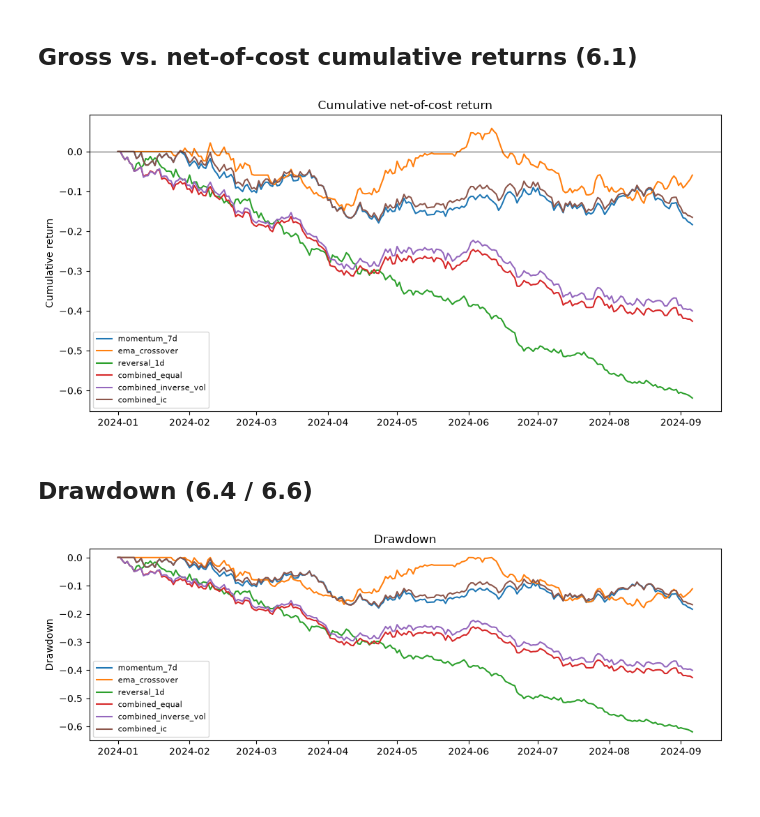
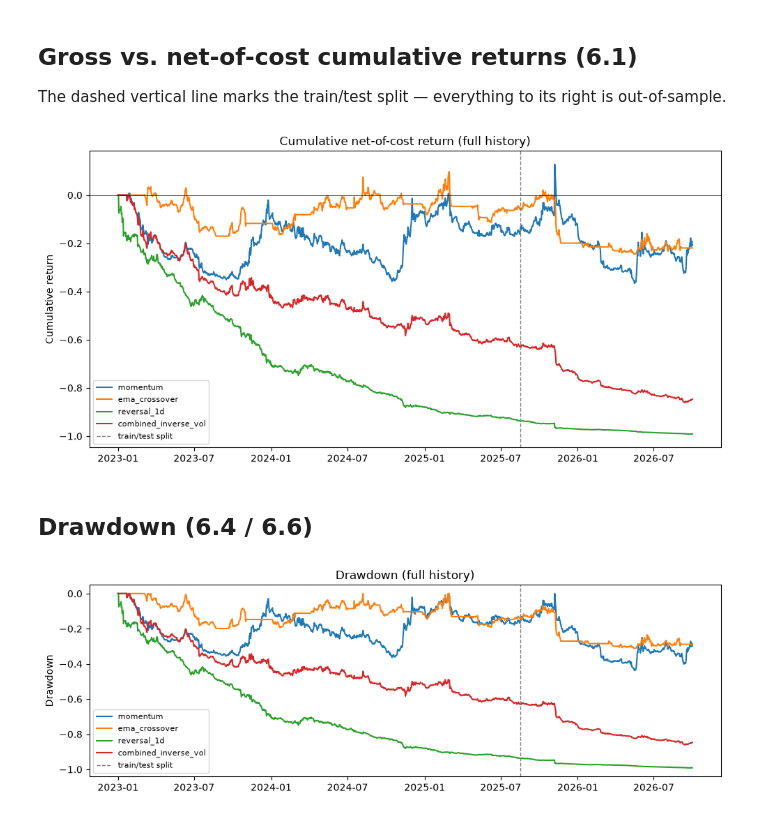
Before and after one commit to ravirajlondhepatil/quant-class-project, a Jupyter notebook: notebooks/performance_summary.ipynb, the cells around one changed output. Drawn from its saved outputs; the diff is of its cells as text; code cells hidden in the pictures.

```diff
--- a/notebooks/performance_summary.ipynb
+++ b/notebooks/performance_summary.ipynb
@@ -79,16 +101,15 @@ individual strategy above.
 # %%
-combined_reports = {}
-for method, kwargs in [
-    ("equal", {}),
-    ("inverse_vol", {"strategy_returns": {n: r.net_returns for n, r in results.items()}}),
-    ("ic", {"forward_returns": returns}),
-]:
-    combined_signal = combine_signals(signals, method=method, **kwargs)
-    combined_result = run_multi_strategy_backtest({method: combined_signal}, returns)[method]
-    combined_reports[f"combined_{method}"] = build_performance_report(
-        combined_result, benchmark_returns=benchmark_returns
-    )
+best_method = pipeline._select_combination_method(signals, results, returns, split)
+print(f"Selected combination method on training data: {best_method}")
 
-all_reports = {**reports, **combined_reports}
-list(combined_reports.keys())
+combo_kwargs = {
+    "equal": {},
+    "inverse_vol": {"strategy_returns": {n: r.net_returns for n, r in results.items()}},
+    "ic": {"forward_returns": returns},
+}[best_method]
+combined_signal = combine_signals(signals, method=best_method, **combo_kwargs)
+combined_result = run_multi_strategy_backtest({best_method: combined_signal}, returns)[best_method]
+
+all_results = {**results, f"combined_{best_method}": combined_result}
+list(all_results.keys())
 # %% [output]
@@ -133,27 +171,34 @@ metrics.style.format(
 # %% [markdown]
 ## Gross vs. net-of-cost cumulative returns (6.1)
+
+The dashed vertical line marks the train/test split — everything to its
+right is out-of-sample.
 # %%
 fig, ax = plt.subplots(figsize=(10, 5))
-for name, r in all_reports.items():
-    ax.plot(r.cumulative_net.index, r.cumulative_net.values, label=name)
-ax.set_title("Cumulative net-of-cost return")
+for name, result in all_results.items():
+    report = build_performance_report(result, benchmark_returns=benchmark_returns)
+    ax.plot(report.cumulative_net.index, report.cumulative_net.values, label=name)
+ax.axvline(split.split_date, color="gray", linestyle="--", linewidth=1, label="train/test split")
+ax.set_title("Cumulative net-of-cost return (full history)")
 ax.set_ylabel("Cumulative return")
 ax.axhline(0, color="black", linewidth=0.5)
 ax.legend(loc="best", fontsize=8)
 fig.tight_layout()
 plt.show()
 # %% [output]
-[figure, old version]
+[figure, new version]
 # %% [markdown]
 ## Drawdown (6.4 / 6.6)
 # %%
 fig, ax = plt.subplots(figsize=(10, 3.5))
-for name, r in all_reports.items():
-    ax.plot(r.drawdown.index, r.drawdown.values, label=name)
-ax.set_title("Drawdown")
+for name, result in all_results.items():
+    report = build_performance_report(result, benchmark_returns=benchmark_returns)
+    ax.plot(report.drawdown.index, report.drawdown.values, label=name)
+ax.axvline(split.split_date, color="gray", linestyle="--", linewidth=1, label="train/test split")
+ax.set_title("Drawdown (full history)")
 ax.set_ylabel("Drawdown")
 ax.legend(loc="best", fontsize=8)
 fig.tight_layout()
 plt.show()
 # %% [output]
-[figure, old version]
+[figure, new version]
```
Also changed, not shown: parts of 15 cells of this notebook, 9 other files.
